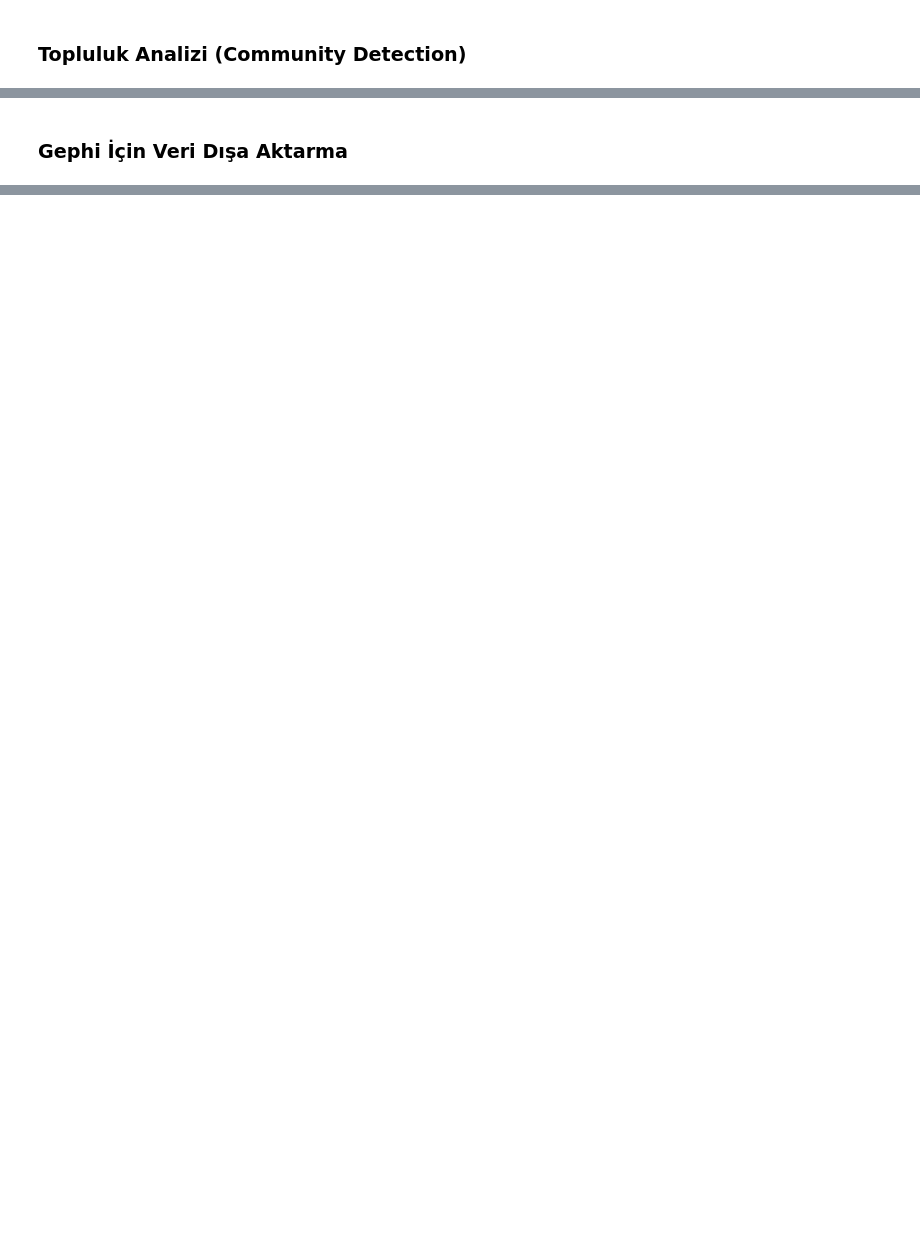
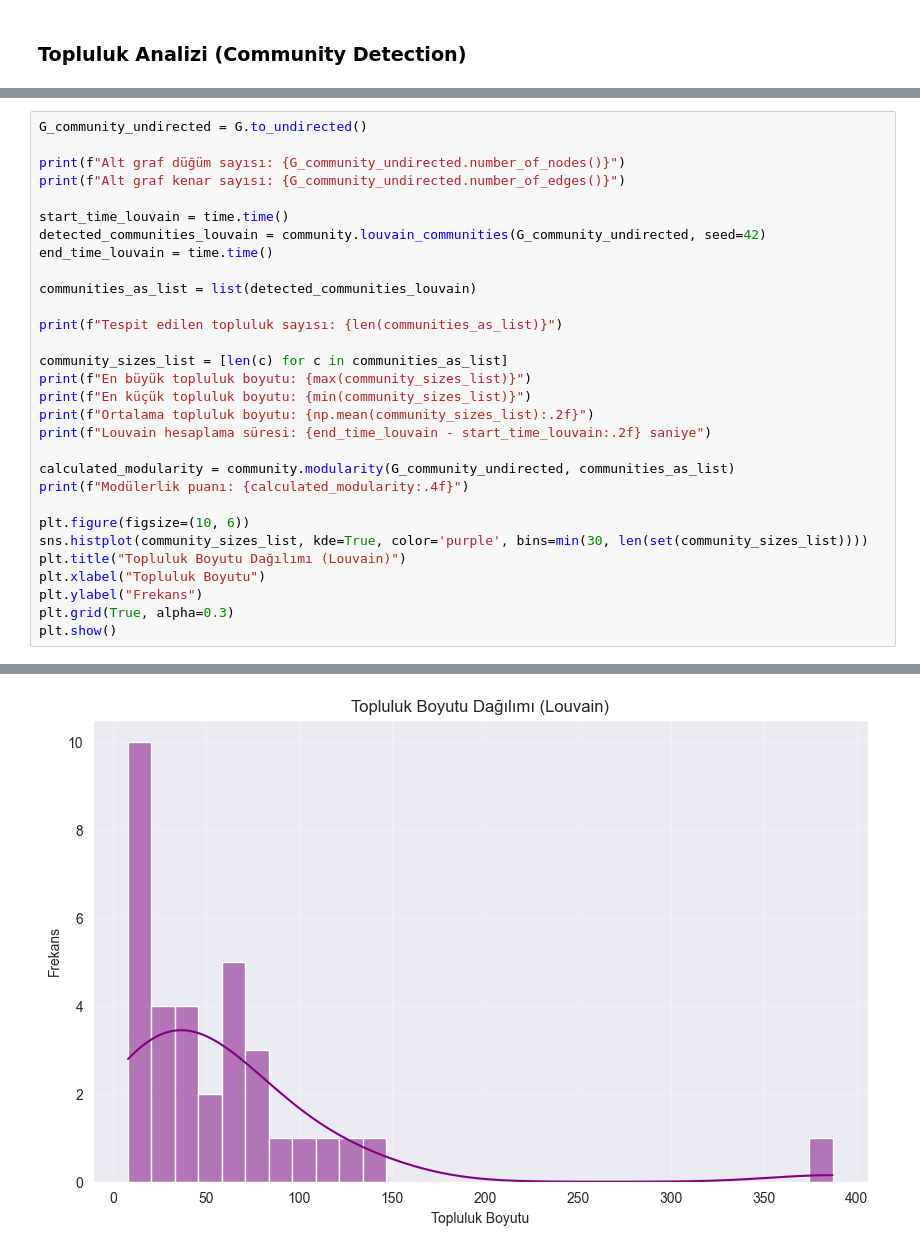
Before and after one commit to batuhannoz/web-google-network-analyze, a Jupyter notebook: test.ipynb, the cells around one changed output, grey strips where cells are left out. Drawn from its saved outputs; the diff is of its cells as text; blank space fills up the shorter version.

```diff
--- a/test.ipynb
+++ b/test.ipynb
@@ -626,2 +269,31 @@ web_google_improved_viz.html
-# %% [markdown]
-### Gephi İçin Veri Dışa Aktarma
+# %%
+G_community_undirected = G.to_undirected()
+
+print(f"Alt graf düğüm sayısı: {G_community_undirected.number_of_nodes()}")
+print(f"Alt graf kenar sayısı: {G_community_undirected.number_of_edges()}")
+
+start_time_louvain = time.time()
+detected_communities_louvain = community.louvain_communities(G_community_undirected, seed=42)
+end_time_louvain = time.time()
+
+communities_as_list = list(detected_communities_louvain)
+
+print(f"Tespit edilen topluluk sayısı: {len(communities_as_list)}")
+
+community_sizes_list = [len(c) for c in communities_as_list]
+print(f"En büyük topluluk boyutu: {max(community_sizes_list)}")
+print(f"En küçük topluluk boyutu: {min(community_sizes_list)}")
+print(f"Ortalama topluluk boyutu: {np.mean(community_sizes_list):.2f}")
+print(f"Louvain hesaplama süresi: {end_time_louvain - start_time_louvain:.2f} saniye")
+
+calculated_modularity = community.modularity(G_community_undirected, communities_as_list)
+print(f"Modülerlik puanı: {calculated_modularity:.4f}")
+
+plt.figure(figsize=(10, 6))
+sns.histplot(community_sizes_list, kde=True, color='purple', bins=min(30, len(set(community_sizes_list))))
+plt.title("Topluluk Boyutu Dağılımı (Louvain)")
+plt.xlabel("Topluluk Boyutu")
+plt.ylabel("Frekans")
+plt.grid(True, alpha=0.3)
+plt.show()
+# %% [output]
@@ -627,0 +308 @@ web_google_improved_viz.html
+[figure, added]
```
Also changed, not shown: parts of 50 cells of this notebook.
